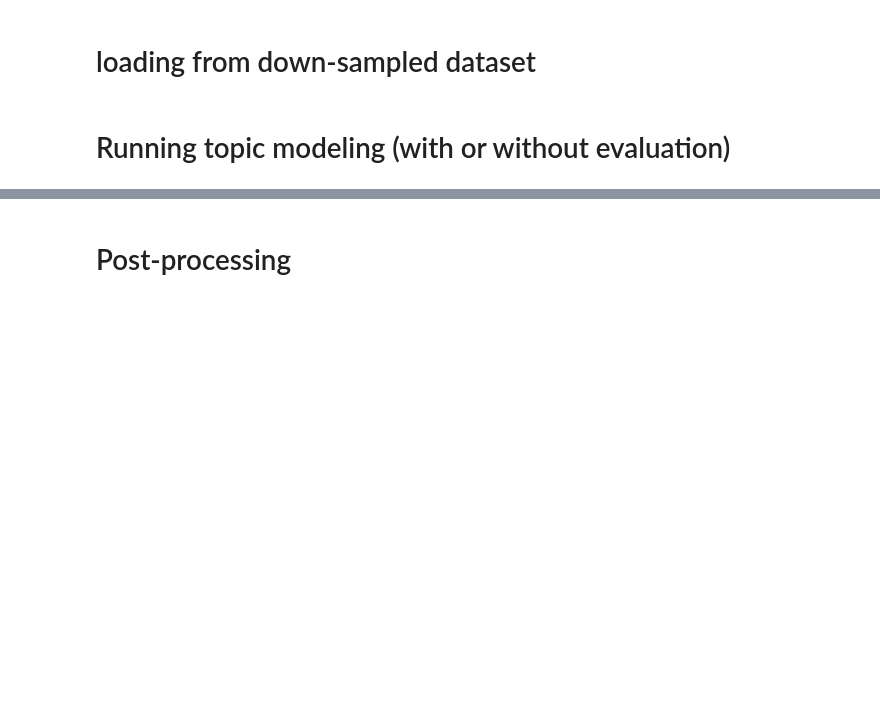
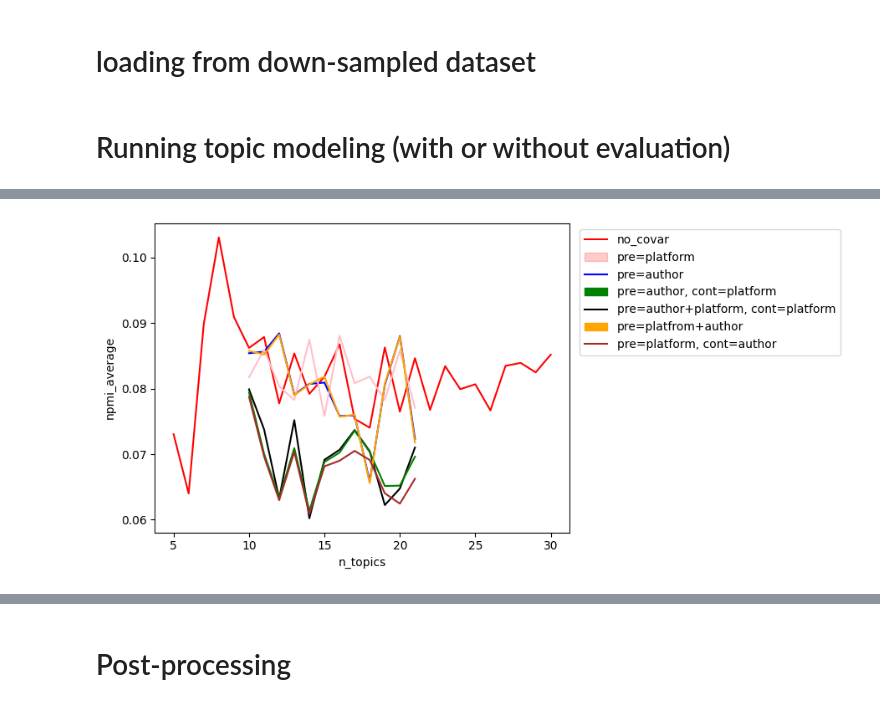
Before and after one commit to aminmarani/topic_modeling_comparison, a Jupyter notebook: topic_modeling_pipeline.ipynb, the cells around one changed output, grey strips where cells are left out. Drawn from its saved outputs; the diff is of its cells as text; code cells hidden in the pictures; blank space fills up the shorter version.

```diff
--- a/topic_modeling_pipeline.ipynb
+++ b/topic_modeling_pipeline.ipynb
@@ -487,3 +492,40 @@ plt.show()
+# %%
+files = [
+    #'npmi_lda_optimization says 16.csv',
+    'npmi_STM.csv','npmi_STMprevalence_author.csv',
+    # 'npmi_STMprevalence_author+platformcontent_author.csv',
+    'npmi_STMprevalence_author+platformcontent_platform.csv',
+    'npmi_STMprevalence_authorcontent_platform.csv',
+    'npmi_STMprevalence_platform.csv',
+    'npmi_STMprevalence_platform+author.csv',
+    'npmi_STMprevalence_platformcontent_author.csv',
+]
+
+colors = ['red','blue','black','green','pink','orange','brown','yellow']
+i = 0
+for f in files:
+    df = pd.read_csv('./result/'+f)
+    ax = sns.lineplot(x='n_topics', y='npmi_average', data=df,color=colors[i])
+    # plt.legend([f])
+    i+=1
+
+plt.legend([
+    #'LDA',
+    'no_covar',"pre=platform"
+    ,'pre=author',
+           'pre=author, cont=platform',
+           'pre=author+platform, cont=platform',
+           'pre=platfrom+author','pre=platform, cont=author'
+                    ],bbox_to_anchor=(1.01, 1))
+leg = ax.get_legend()
+leg.legendHandles[3].set_color('green')
+leg.legendHandles[5].set_color('orange')
+leg.legendHandles[6].set_color('brown')
+# leg.legendHandles[7].set_color('yellow')
+
+plt.show()
+# %% [output]
+[figure, added]
 # %%
 # text_df[['id','text','prevalence','content']].to_csv('./data/stm_temp.csv')
 # %%
```
Also changed, not shown: parts of 3 cells of this notebook, 5 other files.
